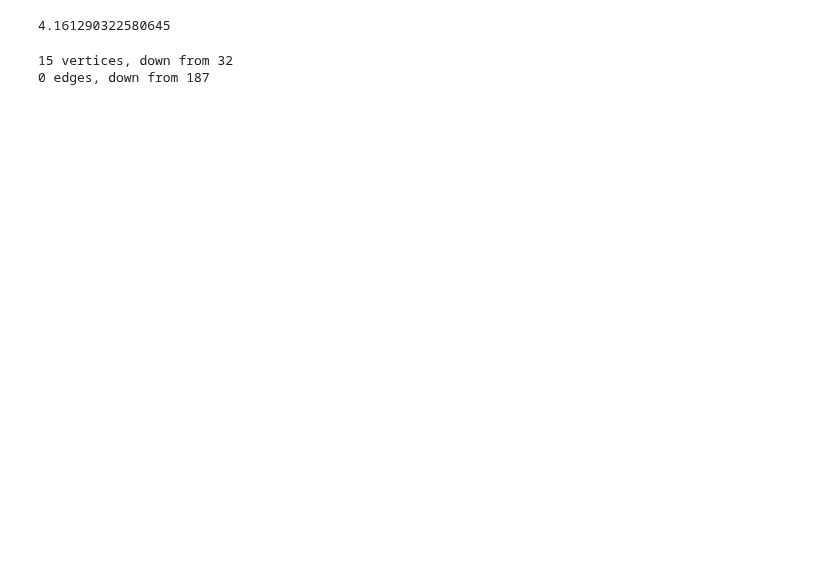
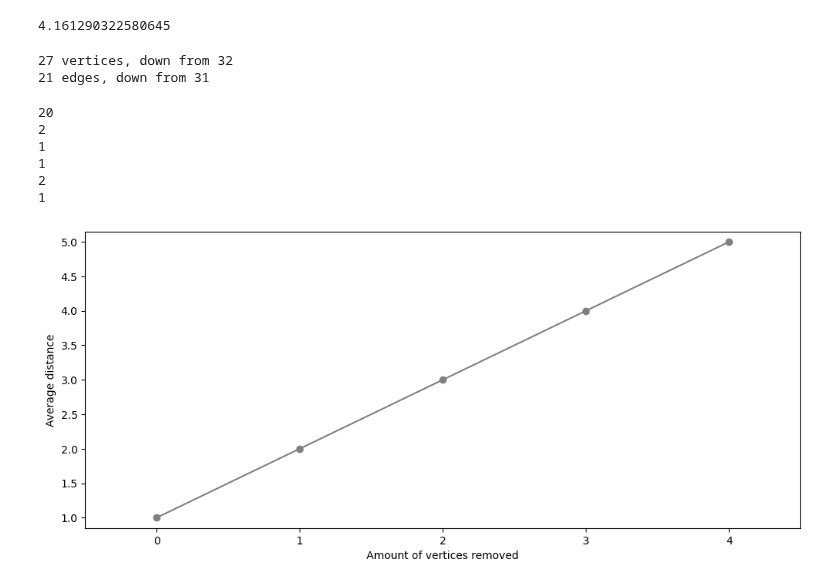
Before and after one commit to michelmalki/MichelMalki, a Jupyter notebook: Graph.ipynb, the cells around one changed output. Cells and saved outputs as stored; diff of their text form; code cells hidden in the pictures; blank space fills up the shorter version.

```diff
--- a/Graph.ipynb
+++ b/Graph.ipynb
@@ -188,13 +188,23 @@ while True:
   r.remove_node(broken)
   number1 = r.number_of_nodes()
   number2 = r.number_of_edges()
-  print(f'{num1} vertices, down from {r1}')
-  print(f'{num2} edges, down from {r2}')
+  print(f'{number1} vertices, down from {r1}')
+  print(f'{number2} edges, down from {r2}')
   component = [ e for e in nx.connected_components(r) ]
   if len(component) > 1:
     break
   average = nx.average_shortest_path_length(r)
   print(f'Avg distance now at {average:.2f}')
 # %% [output]
-15 vertices, down from 32
-0 edges, down from 187
+27 vertices, down from 32
+21 edges, down from 31
+# %%
+for e in component:
+  print(len(e))
+# %% [output]
+20
+2
+1
+1
+2
+1
@@ -200,0 +248,20 @@ while True:
+# %%
+import matplotlib.pyplot as plt
+len(growth)
+if growth:
+    low = min(growth)
+    high = max(growth)
+    margin = 0.05 * (high + low) / 2
+    fig = plt.figure(figsize=(12, 5), dpi=100)
+    l = len(growth)
+    plt.xlim(-0.5, l - 0.5)
+    plt.ylim(low - margin, high + margin)
+    t = [i for i in range(l)]
+    plt.plot(t, growth, c='grey', marker='o')
+    plt.xlabel('Amount of vertices removed')
+    plt.ylabel('Average distance')
+    plt.show()
+else:
+    print("The 'growth' list is empty.")
+# %% [output]
+[figure, added]
```
Also changed, not shown: parts of 5 cells of this notebook.
